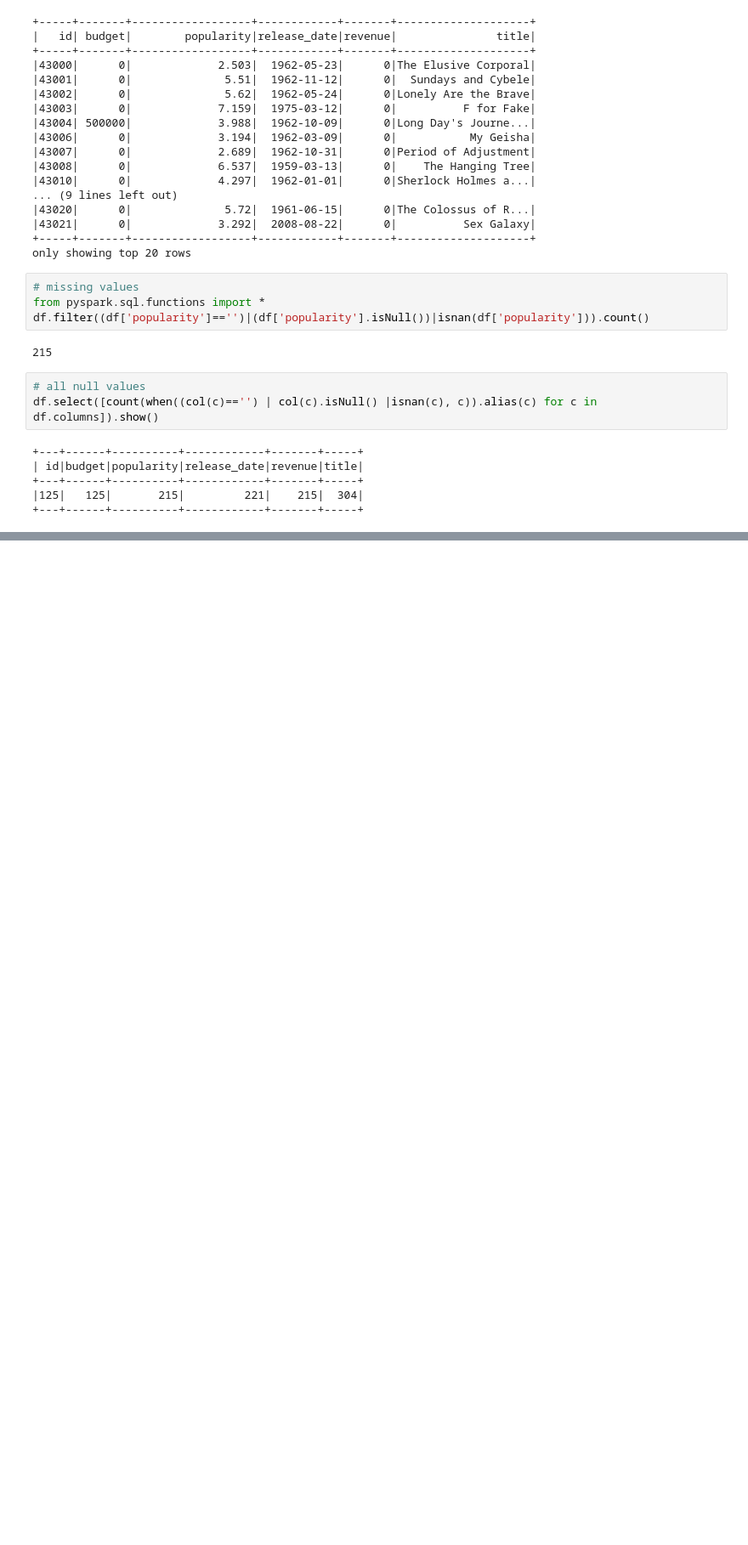
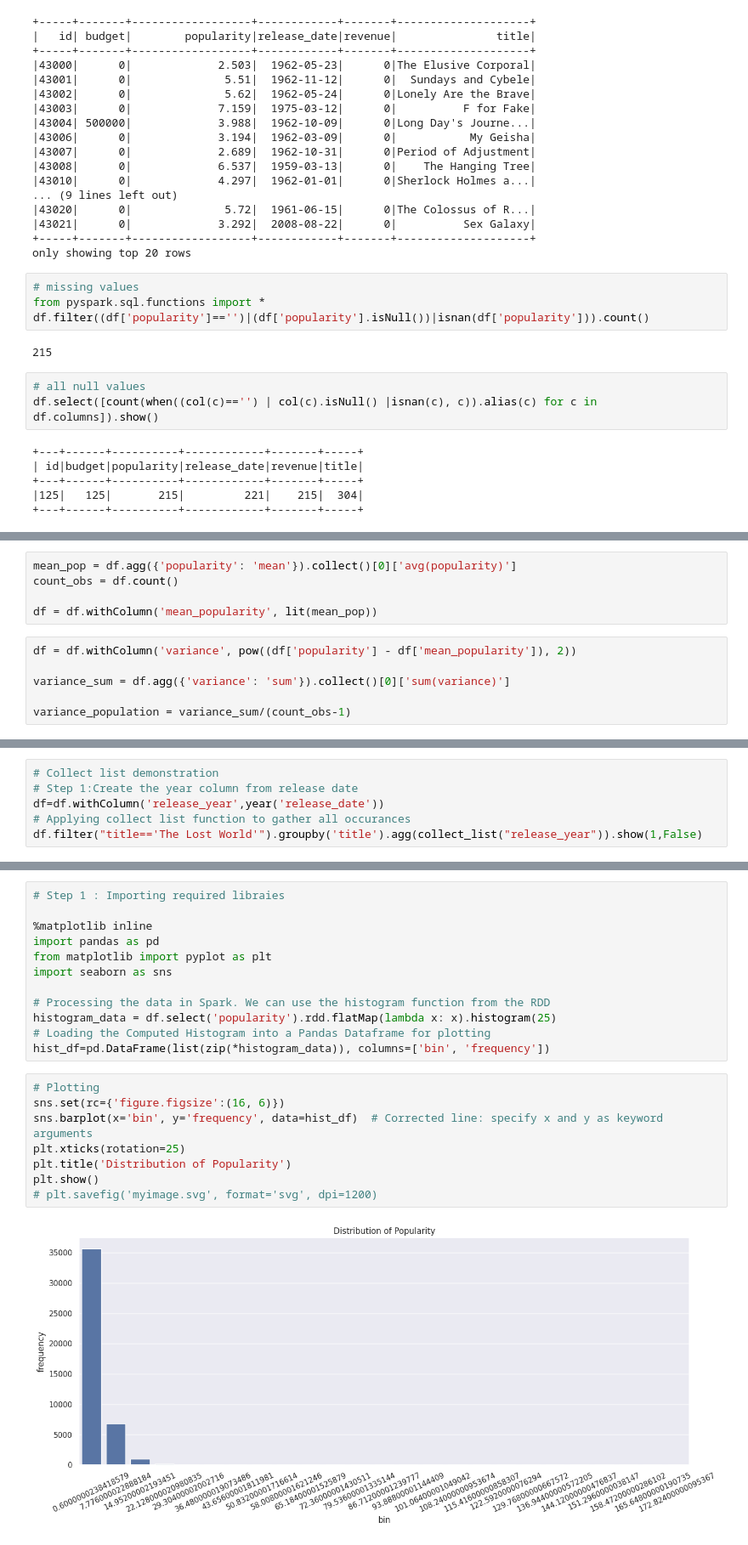
Before and after one commit to ankesh86/PySparkNotebooks, a Jupyter notebook: MoviesDataWrangling.ipynb, the cells around one changed output, grey strips where cells are left out. Shown at 85% size. Cells and saved outputs as stored; diff of their text form; blank space fills up the shorter version.

```diff
--- a/MoviesDataWrangling.ipynb
+++ b/MoviesDataWrangling.ipynb
@@ -108,0 +433,11 @@ df.select([count(when((col(c)=='') | col(c).isNull() |isnan(c), c)).alias(c) for
+# %%
+mean_pop = df.agg({'popularity': 'mean'}).collect()[0]['avg(popularity)']
+count_obs = df.count()
+
+df = df.withColumn('mean_popularity', lit(mean_pop))
+# %%
+df = df.withColumn('variance', pow((df['popularity'] - df['mean_popularity']), 2))
+
+variance_sum = df.agg({'variance': 'sum'}).collect()[0]['sum(variance)']
+
+variance_population = variance_sum/(count_obs-1)
@@ -108,0 +684,6 @@ df.select([count(when((col(c)=='') | col(c).isNull() |isnan(c), c)).alias(c) for
+# %%
+# Collect list demonstration
+# Step 1:Create the year column from release date
+df=df.withColumn('release_year',year('release_date'))
+# Applying collect list function to gather all occurances
+df.filter("title=='The Lost World'").groupby('title').agg(collect_list("release_year")).show(1,False)
@@ -108,0 +948,22 @@ df.select([count(when((col(c)=='') | col(c).isNull() |isnan(c), c)).alias(c) for
+# %%
+# Step 1 : Importing required libraies
+
+%matplotlib inline
+import pandas as pd
+from matplotlib import pyplot as plt
+import seaborn as sns
+
+# Processing the data in Spark. We can use the histogram function from the RDD
+histogram_data = df.select('popularity').rdd.flatMap(lambda x: x).histogram(25)
+# Loading the Computed Histogram into a Pandas Dataframe for plotting
+hist_df=pd.DataFrame(list(zip(*histogram_data)), columns=['bin', 'frequency'])
+# %%
+# Plotting
+sns.set(rc={'figure.figsize':(16, 6)})
+sns.barplot(x='bin', y='frequency', data=hist_df)  # Corrected line: specify x and y as keyword arguments
+plt.xticks(rotation=25)
+plt.title('Distribution of Popularity')
+plt.show()
+# plt.savefig('myimage.svg', format='svg', dpi=1200)
+# %% [output]
+[figure, added]
```
Also changed, not shown: parts of 83 cells of this notebook.
